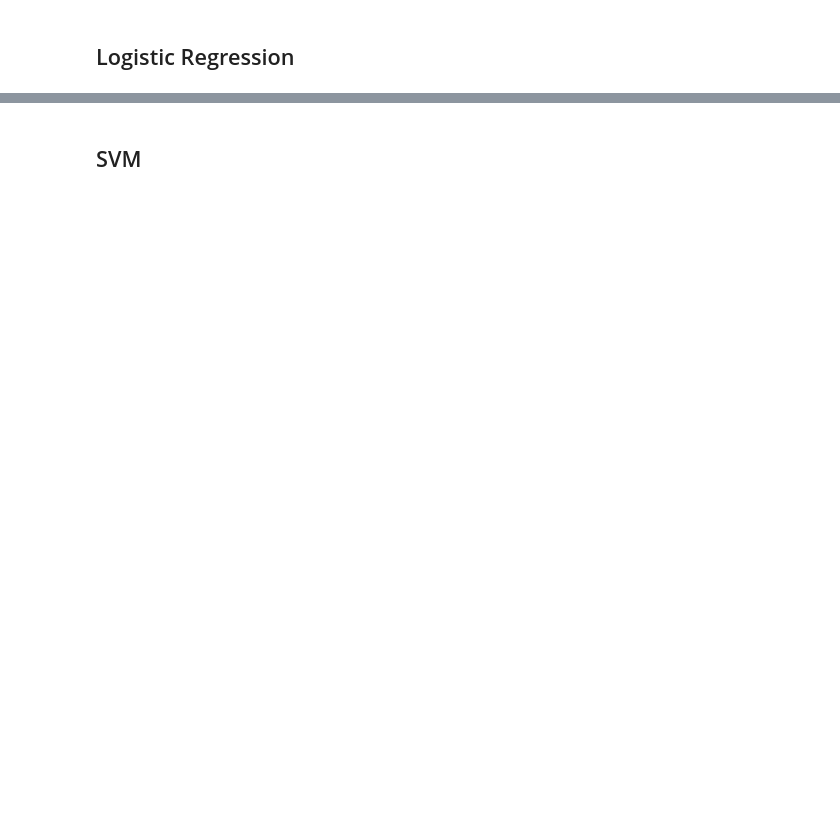
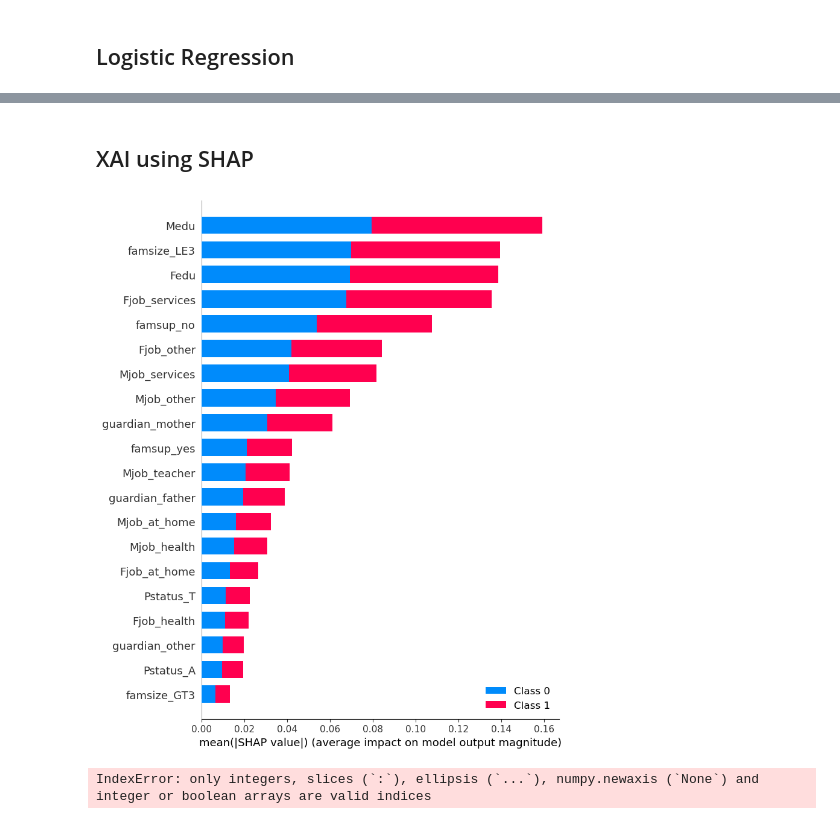
Before and after one commit to NafisFaiyaz007/CSE-445-Machine-learning_Predicting-Risky-Alcohol-Consumption-among-Students, a Jupyter notebook: Research question 3 .ipynb, the cells around one changed output, grey strips where cells are left out. Cells and saved outputs as stored; diff of their text form; code cells hidden in the pictures; blank space fills up the shorter version.

```diff
--- a/Research question 3 .ipynb
+++ b/Research question 3 .ipynb
@@ -939,0 +892,2 @@ plt.show()
+# %%
+best_grid_dt.fit(X_train.values, y_train)
@@ -940,2 +943,2 @@ plt.show()
 # %% [markdown]
-## SVM
+## XAI using SHAP
@@ -941,0 +948,6 @@ plt.show()
+# %%
+# Plot the summary plot of SHAP values
+shap_values = shap.TreeExplainer(best_grid_dt).shap_values(X_train)
+shap.summary_plot(shap_values, X_train, plot_type="bar")
+# %% [output]
+[figure, added]
@@ -941,0 +971,6 @@ plt.show()
+# %%
+# Get the SHAP values and expected values for the predicted class
+shap_values_instance = shap_values[instance_idx]
+expected_value = explainer_shap.expected_value[true_label]
+# %% [output]
+IndexError: only integers, slices (`:`), ellipsis (`...`), numpy.newaxis (`None`) and integer or boolean arrays are valid indices
```
Also changed, not shown: parts of 51 cells of this notebook.
